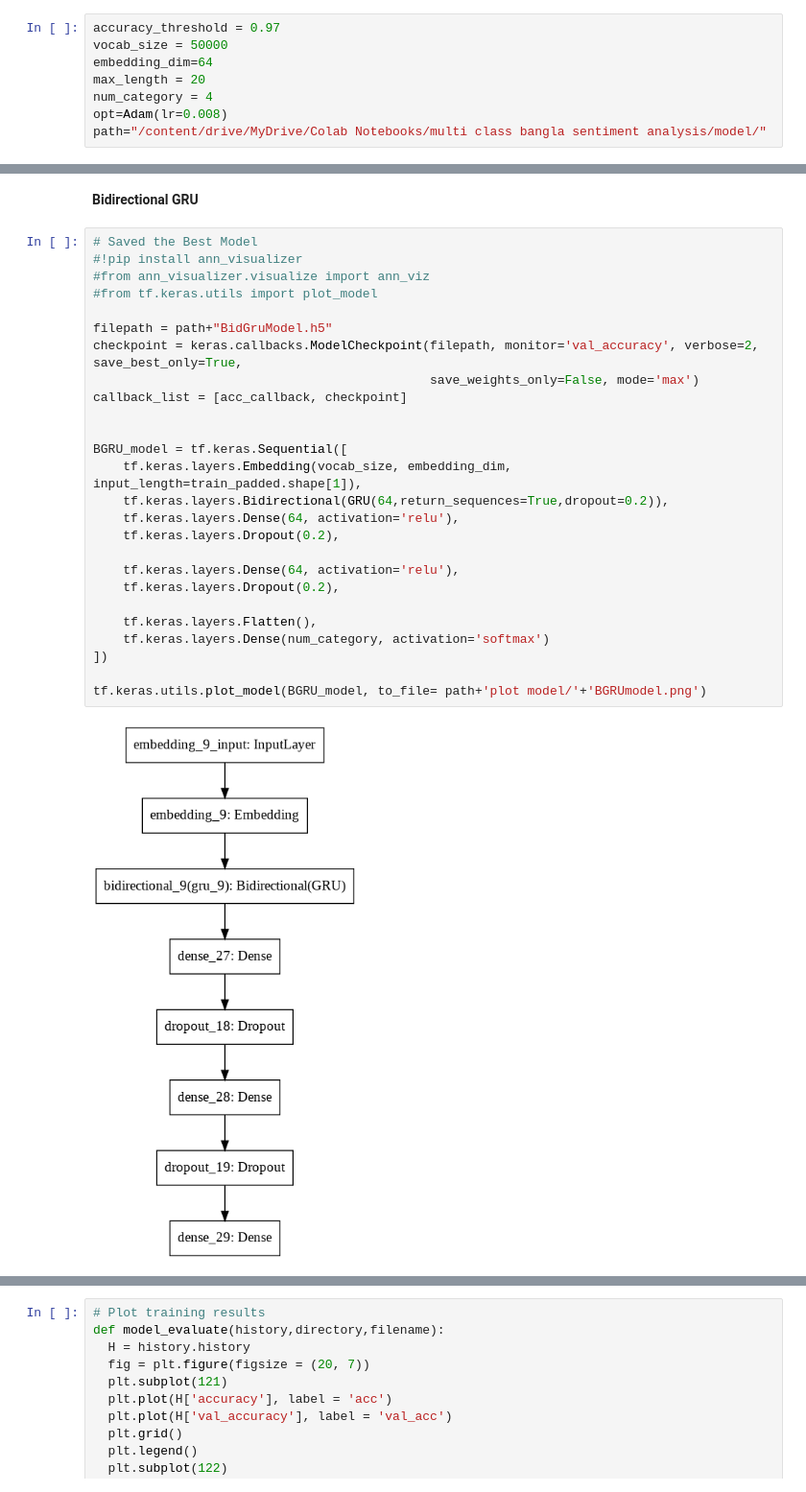
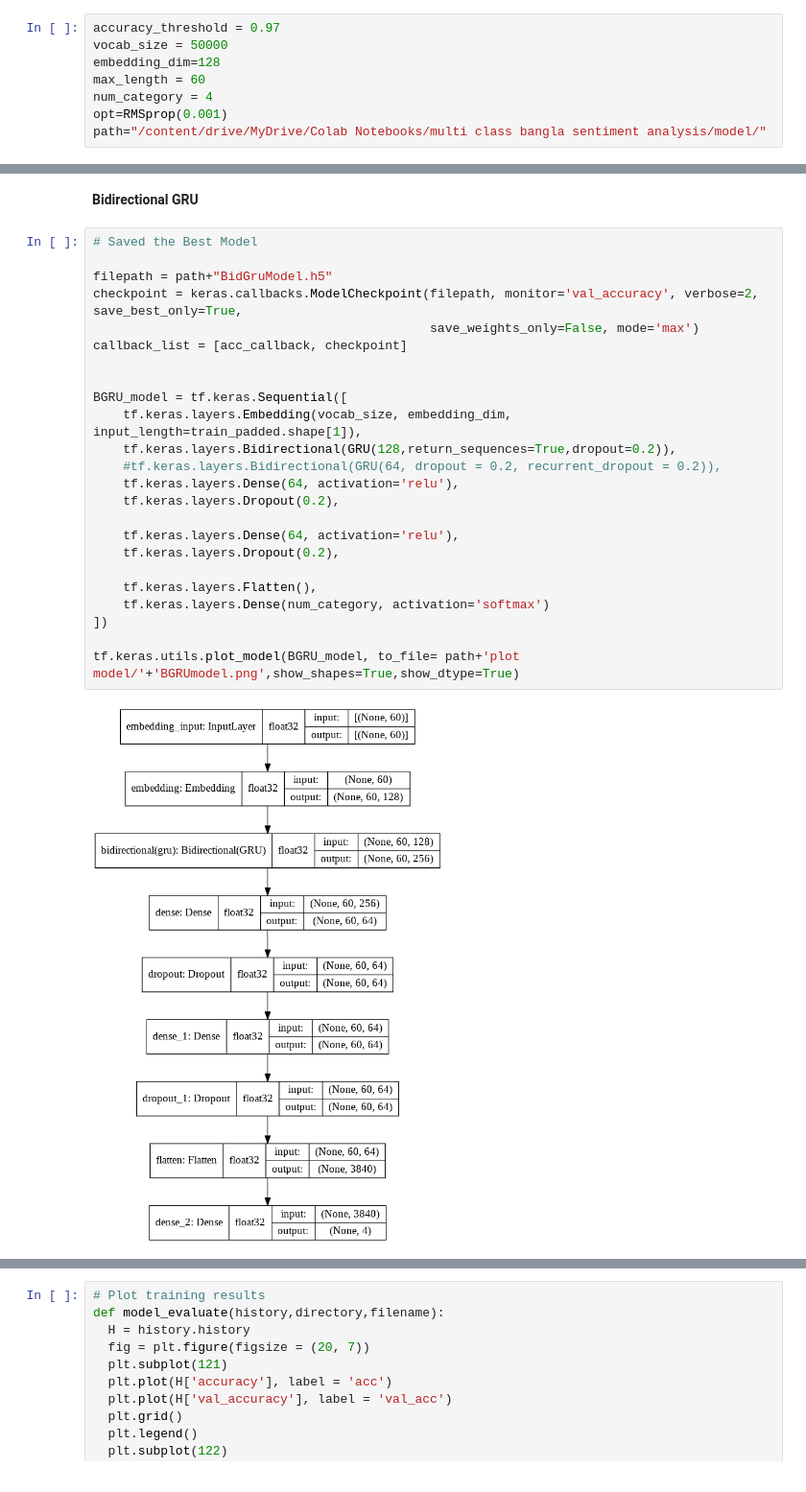
Before and after one commit to rezaul-h/Multi-class-sentiment-analysis-on-bangali-language-, a Jupyter notebook: Deep Learning.ipynb, the cells around one changed output, grey strips where cells are left out. Shown: that part at 96% size. Drawn from its saved outputs; the diff is of its cells as text.

```diff
--- a/Deep Learning.ipynb
+++ b/Deep Learning.ipynb
@@ -244,10 +244,10 @@ testing_label_seq = y_test
 # %%
 accuracy_threshold = 0.97
 vocab_size = 50000
-embedding_dim=64
-max_length = 20
+embedding_dim=128
+max_length = 60
 num_category = 4
-opt=Adam(lr=0.008)
+opt=RMSprop(0.001)
 path="/content/drive/MyDrive/Colab Notebooks/multi class bangla sentiment analysis/model/"
 # %%
 keras.backend.clear_session()
@@ -263,32 +263,30 @@ acc_callback = myCallback()
 **Bidirectional GRU**
 # %%
 # Saved the Best Model
-#!pip install ann_visualizer
-#from ann_visualizer.visualize import ann_viz
-#from tf.keras.utils import plot_model
 
 filepath = path+"BidGruModel.h5"
 checkpoint = keras.callbacks.ModelCheckpoint(filepath, monitor='val_accuracy', verbose=2, save_best_only=True,
                                              save_weights_only=False, mode='max')
 callback_list = [acc_callback, checkpoint]
 
 
 BGRU_model = tf.keras.Sequential([
     tf.keras.layers.Embedding(vocab_size, embedding_dim, input_length=train_padded.shape[1]),
-    tf.keras.layers.Bidirectional(GRU(64,return_sequences=True,dropout=0.2)),
+    tf.keras.layers.Bidirectional(GRU(128,return_sequences=True,dropout=0.2)),
+    #tf.keras.layers.Bidirectional(GRU(64, dropout = 0.2, recurrent_dropout = 0.2)),
     tf.keras.layers.Dense(64, activation='relu'),
     tf.keras.layers.Dropout(0.2),
 
     tf.keras.layers.Dense(64, activation='relu'),
     tf.keras.layers.Dropout(0.2),
 
     tf.keras.layers.Flatten(),
     tf.keras.layers.Dense(num_category, activation='softmax')
 ])
 
-tf.keras.utils.plot_model(BGRU_model, to_file= path+'plot model/'+'BGRUmodel.png')
+tf.keras.utils.plot_model(BGRU_model, to_file= path+'plot model/'+'BGRUmodel.png',show_shapes=True,show_dtype=True)
 # %% [output]
-[figure, old version]
+[figure, new version]
 # %%
 BGRU_model.compile(loss='sparse_categorical_crossentropy',optimizer=opt,metrics=['accuracy'])
 BGRU_model.summary()
```
Also changed, not shown: parts of 40 cells of this notebook, 38 other files.
